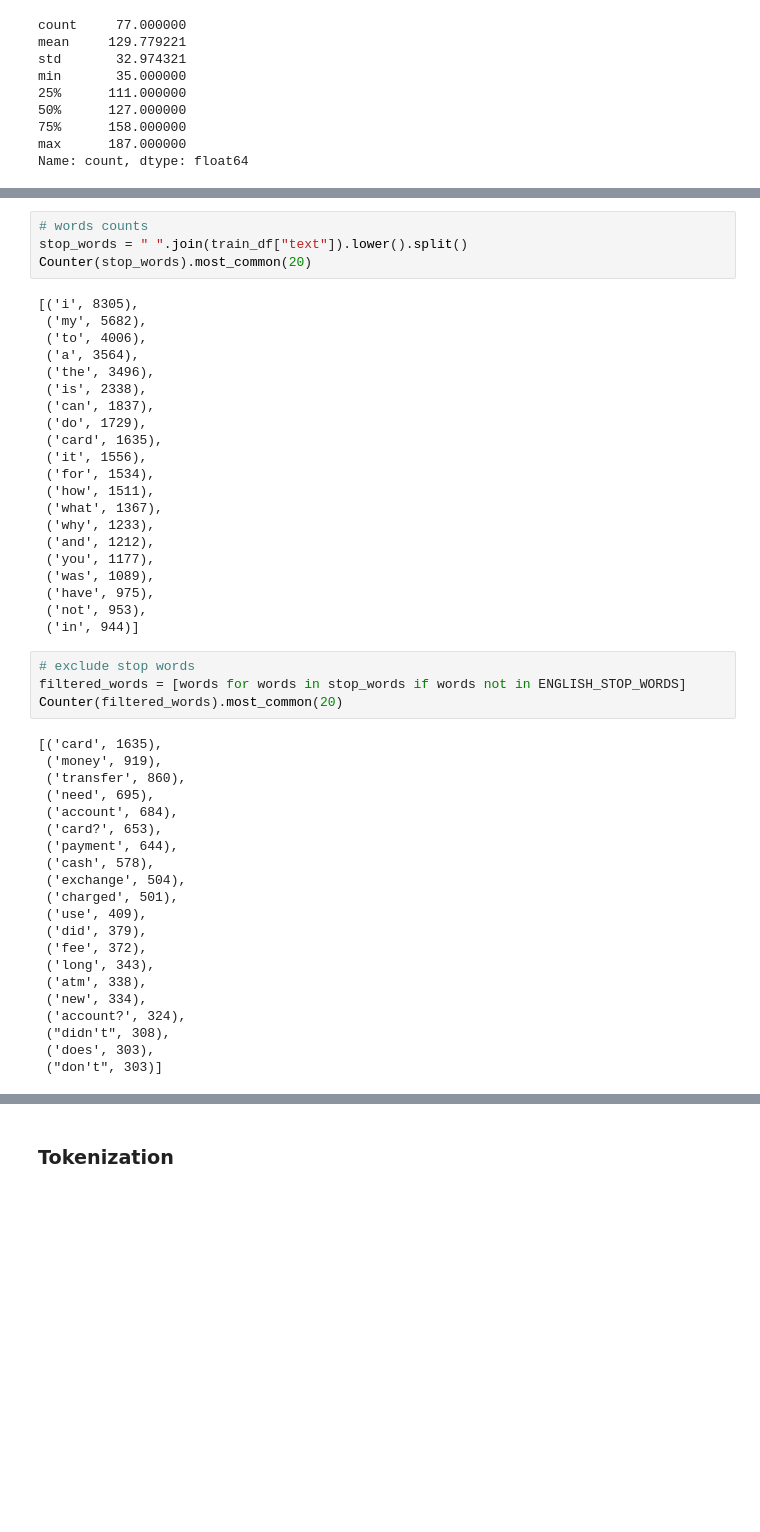
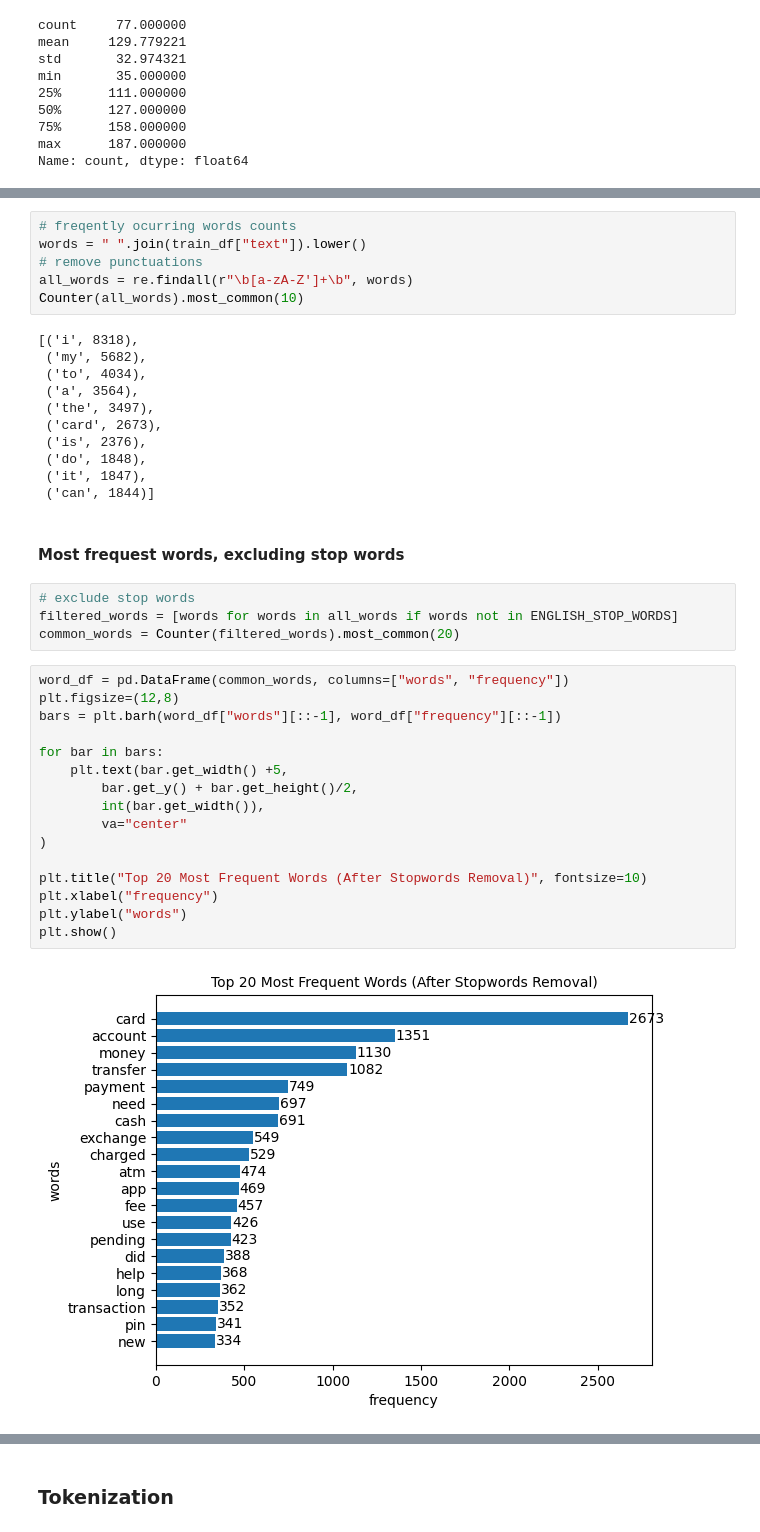
Before and after one commit to toludoyin/BERT-based-intelligent-ticket-classification, a Jupyter notebook: ticket-classification.ipynb, the cells around one changed output, grey strips where cells are left out. Cells and saved outputs as stored; diff of their text form; blank space fills up the shorter version.

```diff
--- a/ticket-classification.ipynb
+++ b/ticket-classification.ipynb
@@ -180,50 +154,41 @@ Name: count, dtype: int64
 # %%
-# words counts
-stop_words = " ".join(train_df["text"]).lower().split()
-Counter(stop_words).most_common(20)
+# freqently ocurring words counts
+words = " ".join(train_df["text"]).lower()
+# remove punctuations
+all_words = re.findall(r"\b[a-zA-Z']+\b", words)
+Counter(all_words).most_common(10)
 # %% [output]
-[('i', 8305),
+[('i', 8318),
  ('my', 5682),
- ('to', 4006),
+ ('to', 4034),
  ('a', 3564),
- ('the', 3496),
- ('is', 2338),
- ('can', 1837),
- ('do', 1729),
- ('card', 1635),
- ('it', 1556),
- ('for', 1534),
- ('how', 1511),
- ('what', 1367),
- ('why', 1233),
- ('and', 1212),
- ('you', 1177),
- ('was', 1089),
- ('have', 975),
- ('not', 953),
- ('in', 944)]
+ ('the', 3497),
+ ('card', 2673),
+ ('is', 2376),
+ ('do', 1848),
+ ('it', 1847),
+ ('can', 1844)]
+# %% [markdown]
+#### Most frequest words, excluding stop words
 # %%
 # exclude stop words
-filtered_words = [words for words in stop_words if words not in ENGLISH_STOP_WORDS]
-Counter(filtered_words).most_common(20)
+filtered_words = [words for words in all_words if words not in ENGLISH_STOP_WORDS]
+common_words = Counter(filtered_words).most_common(20)
-# %% [output]
-[('card', 1635),
- ('money', 919),
- ('transfer', 860),
- ('need', 695),
- ('account', 684),
- ('card?', 653),
- ('payment', 644),
- ('cash', 578),
- ('exchange', 504),
- ('charged', 501),
- ('use', 409),
- ('did', 379),
- ('fee', 372),
- ('long', 343),
- ('atm', 338),
- ('new', 334),
- ('account?', 324),
- ("didn't", 308),
- ('does', 303),
- ("don't", 303)]
+# %%
+word_df = pd.DataFrame(common_words, columns=["words", "frequency"])
+plt.figsize=(12,8)
+bars = plt.barh(word_df["words"][::-1], word_df["frequency"][::-1])
+
+for bar in bars:
+    plt.text(bar.get_width() +5,
+        bar.get_y() + bar.get_height()/2,
+        int(bar.get_width()),
+        va="center"
+)
+
+plt.title("Top 20 Most Frequent Words (After Stopwords Removal)", fontsize=10)
+plt.xlabel("frequency")
+plt.ylabel("words")
+plt.show()
+# %% [output]
+[figure, added]
```
Also changed, not shown: parts of 17 cells of this notebook.
